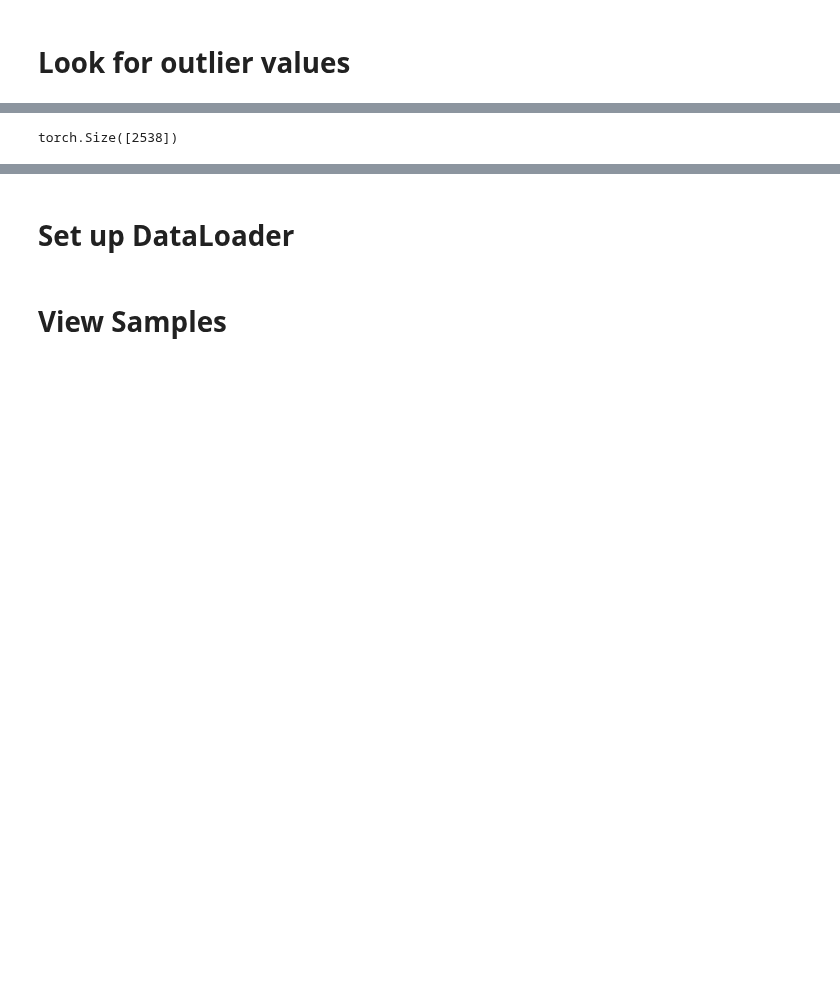
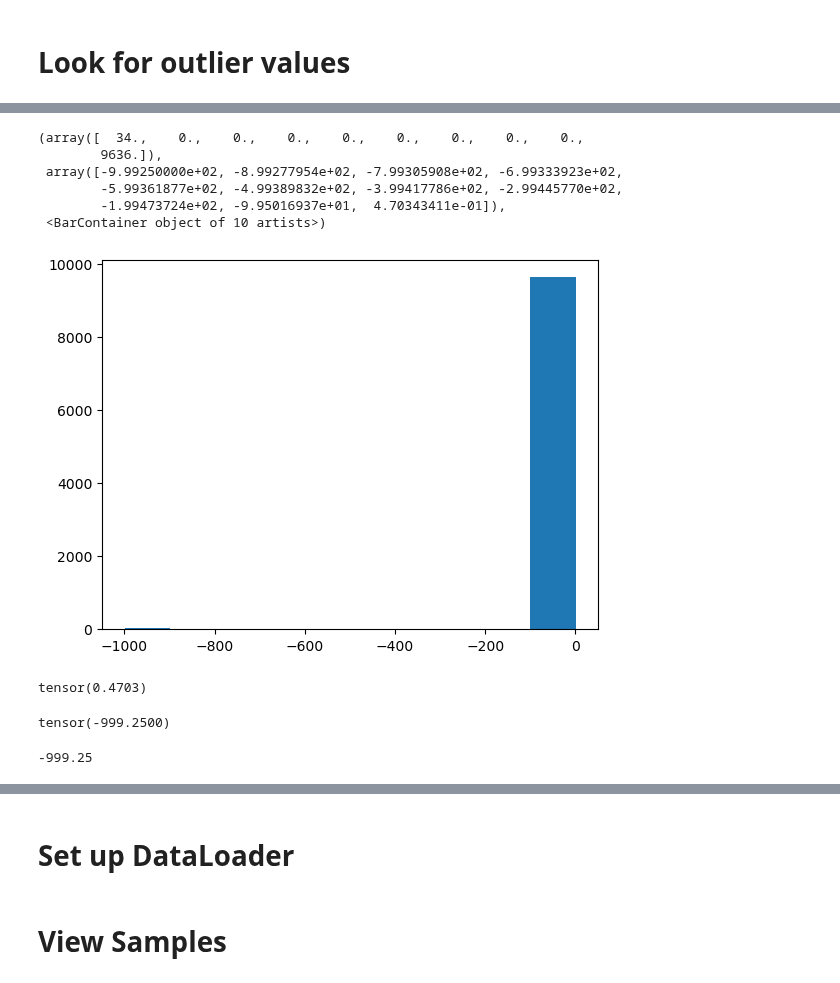
Before and after one commit to EllingtonKirby/Pipe-Corrosion-Detection, a Jupyter notebook: exploration.ipynb, the cells around one changed output, grey strips where cells are left out. Saved outputs shown, nothing was run; the diff lists cells and outputs as text; code cells hidden in the pictures; blank space fills up the shorter version.

Commit message:
fixed outliers detection

```diff
--- a/exploration.ipynb
+++ b/exploration.ipynb
@@ -95,7 +129,26 @@ plt.hist(data.min(dim=1, keepdim=True).values.flatten())
+# %%
+plt.hist(data.max(dim=1, keepdim=True).values.flatten())
+# %% [output]
+(array([  34.,    0.,    0.,    0.,    0.,    0.,    0.,    0.,    0.,
+        9636.]),
+ array([-9.99250000e+02, -8.99277954e+02, -7.99305908e+02, -6.99333923e+02,
+        -5.99361877e+02, -4.99389832e+02, -3.99417786e+02, -2.99445770e+02,
+        -1.99473724e+02, -9.95016937e+01,  4.70343411e-01]),
+ <BarContainer object of 10 artists>)
+[figure, added]
+# %%
+data.max(dim=1, keepdim=True).values.flatten().max()
+# %% [output]
+tensor(0.4703)
+# %%
+data.min(dim=1, keepdim=True).values.flatten().min()
+# %% [output]
+tensor(-999.2500)
+# %%
+merged.loc[228]['data'].min()
+# %% [output]
+-999.25
 # %%
-outliers = ((data.min(dim=1, keepdim=True).values == -999.2500) == True).flatten()
-outliers.shape
+outliers = ((data.min(dim=1, keepdim=True).values < -10) == True).flatten()
-# %% [output]
-torch.Size([2538])
 # %%
 merged = merged.drop(merged.loc[outliers.tolist()].index)
```
Also changed, not shown: parts of 7 cells of this notebook, 4 other files.
